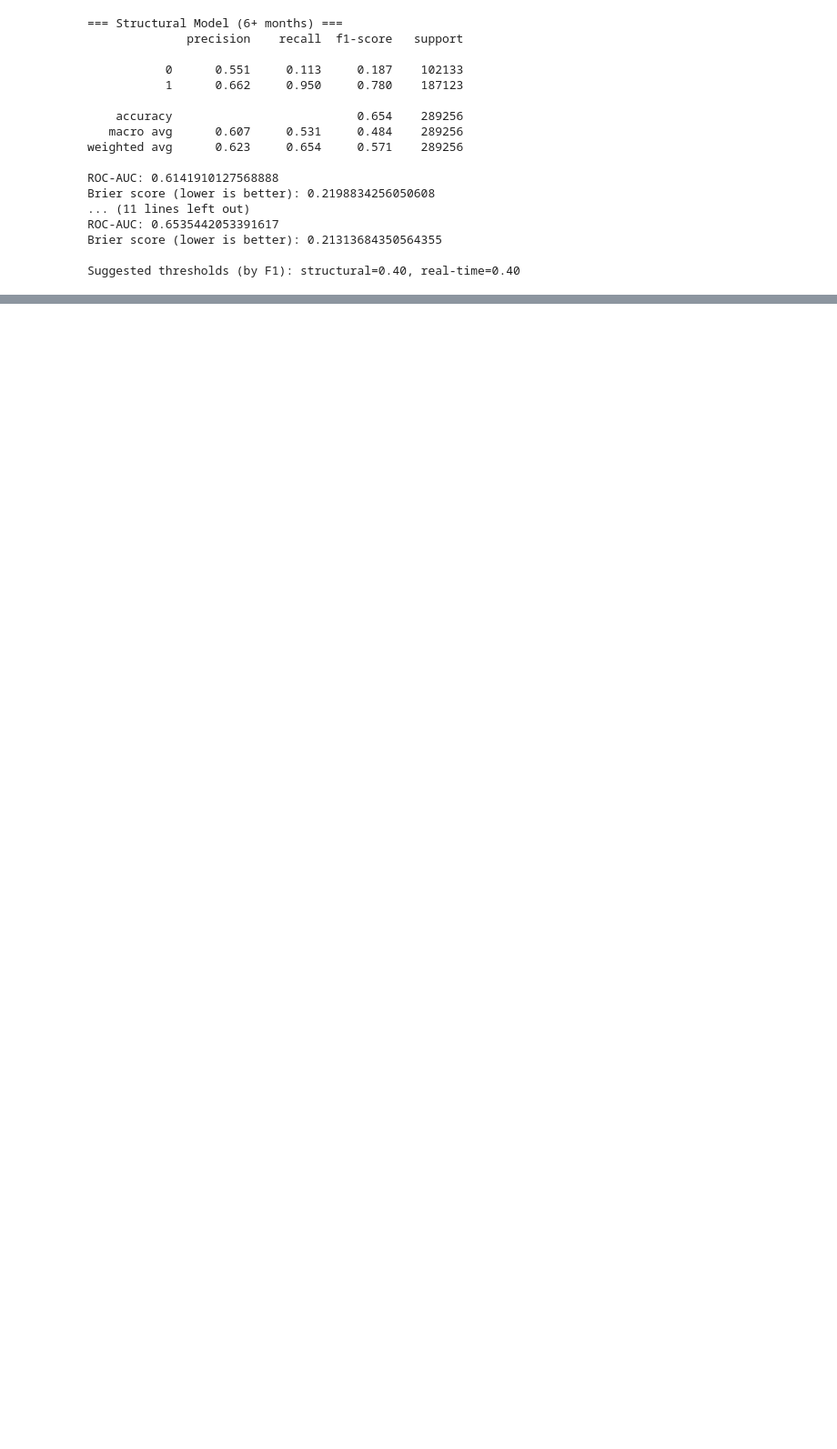
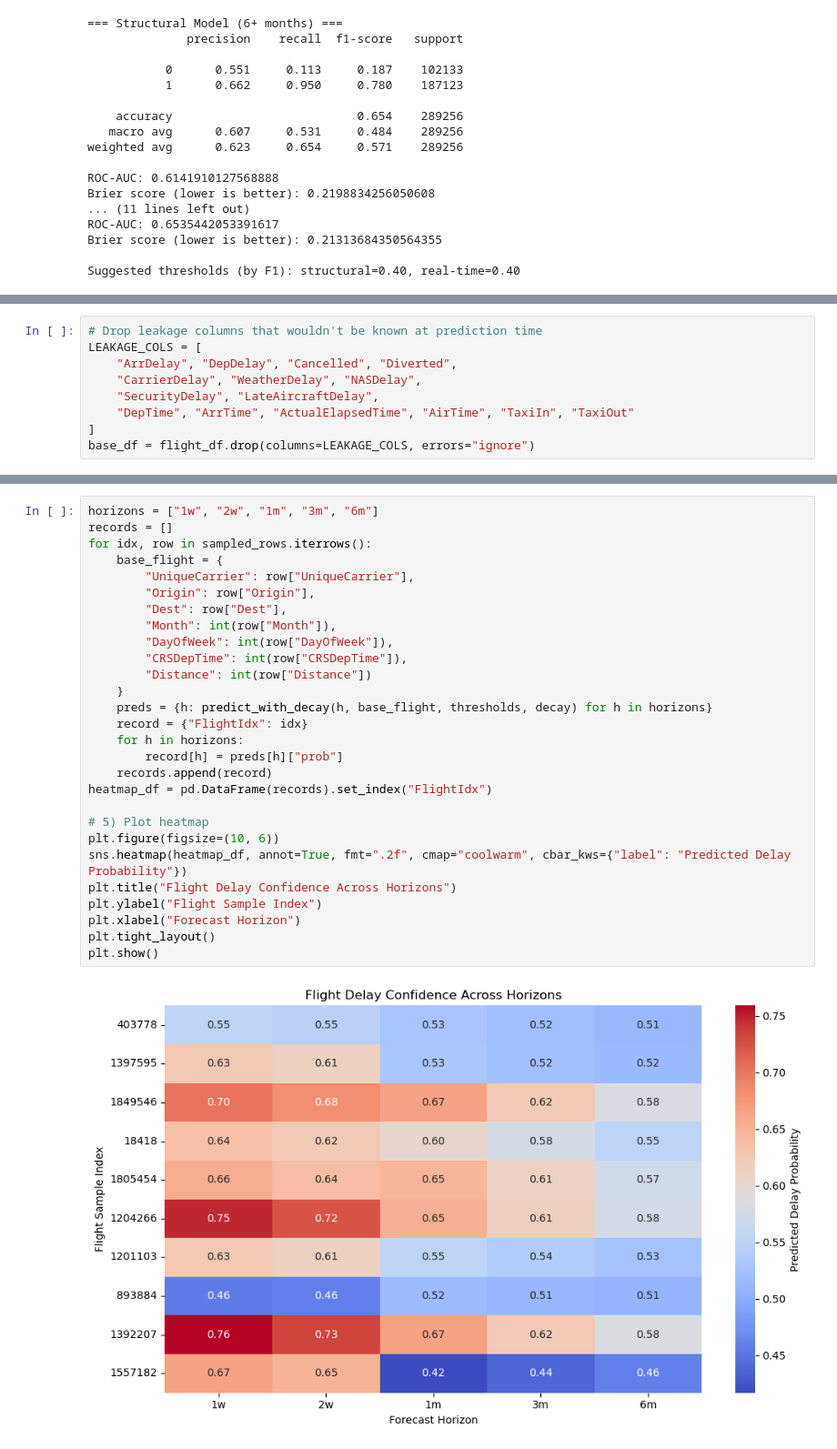
Before and after one commit to Ryanslep/FlightDelayClassification, a Jupyter notebook: 2pipeline/FlightDelay2.ipynb, the cells around one changed output, grey strips where cells are left out. Shown: that part at 91% size. Drawn from its saved outputs; the diff is of its cells as text; blank space fills up the shorter version.

```diff
--- a/2pipeline/FlightDelay2.ipynb
+++ b/2pipeline/FlightDelay2.ipynb
@@ -573,0 +472,9 @@ Actionability Window: Predictions are only useful if made before scheduled depar
+# %%
+# Drop leakage columns that wouldn't be known at prediction time
+LEAKAGE_COLS = [
+    "ArrDelay", "DepDelay", "Cancelled", "Diverted",
+    "CarrierDelay", "WeatherDelay", "NASDelay",
+    "SecurityDelay", "LateAircraftDelay",
+    "DepTime", "ArrTime", "ActualElapsedTime", "AirTime", "TaxiIn", "TaxiOut"
+]
+base_df = flight_df.drop(columns=LEAKAGE_COLS, errors="ignore")
@@ -573,0 +670,30 @@ Actionability Window: Predictions are only useful if made before scheduled depar
+# %%
+horizons = ["1w", "2w", "1m", "3m", "6m"]
+records = []
+for idx, row in sampled_rows.iterrows():
+    base_flight = {
+        "UniqueCarrier": row["UniqueCarrier"],
+        "Origin": row["Origin"],
+        "Dest": row["Dest"],
+        "Month": int(row["Month"]),
+        "DayOfWeek": int(row["DayOfWeek"]),
+        "CRSDepTime": int(row["CRSDepTime"]),
+        "Distance": int(row["Distance"])
+    }
+    preds = {h: predict_with_decay(h, base_flight, thresholds, decay) for h in horizons}
+    record = {"FlightIdx": idx}
+    for h in horizons:
+        record[h] = preds[h]["prob"]
+    records.append(record)
+heatmap_df = pd.DataFrame(records).set_index("FlightIdx")
+
+# 5) Plot heatmap
+plt.figure(figsize=(10, 6))
+sns.heatmap(heatmap_df, annot=True, fmt=".2f", cmap="coolwarm", cbar_kws={"label": "Predicted Delay Probability"})
+plt.title("Flight Delay Confidence Across Horizons")
+plt.ylabel("Flight Sample Index")
+plt.xlabel("Forecast Horizon")
+plt.tight_layout()
+plt.show()
+# %% [output]
+[figure, added]
```
Also changed, not shown: parts of 16 cells of this notebook, 2 other files.
